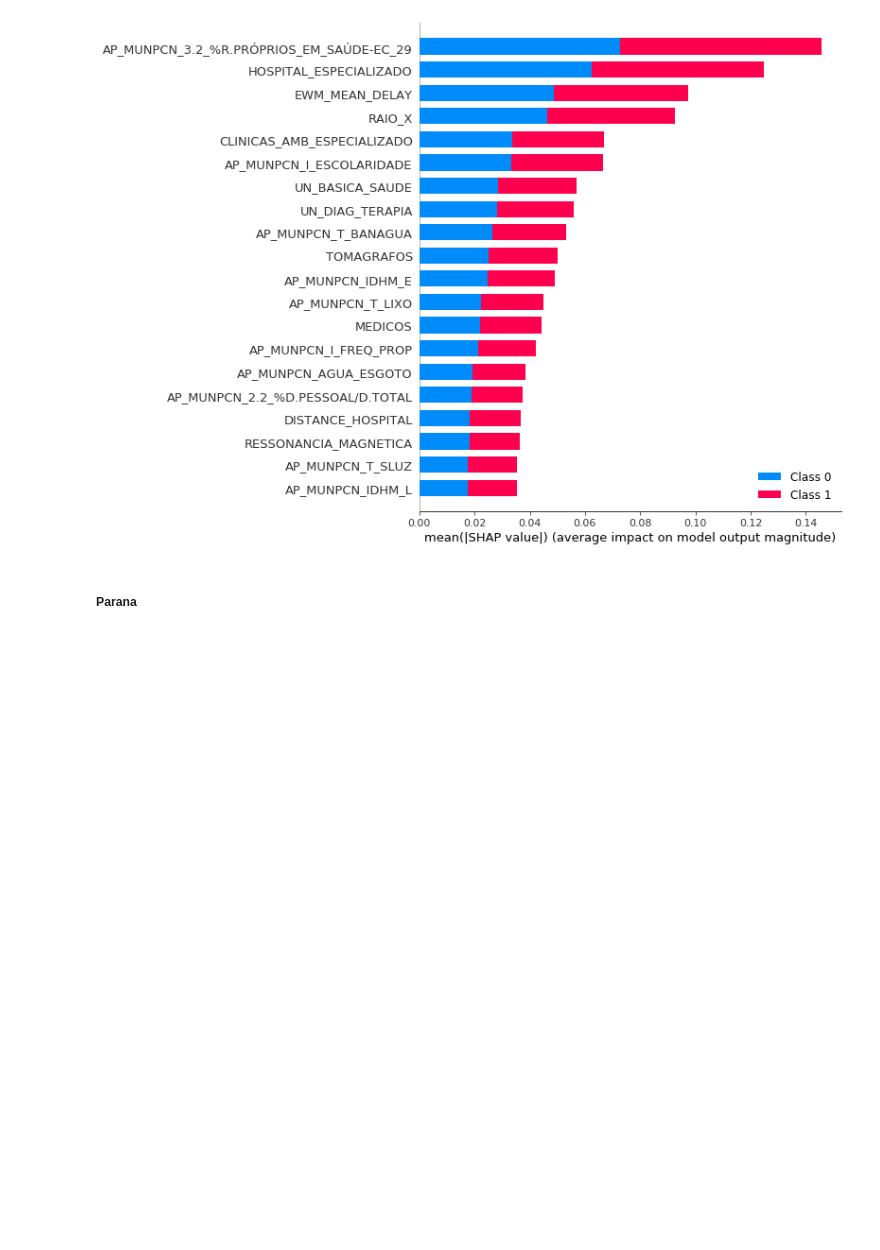
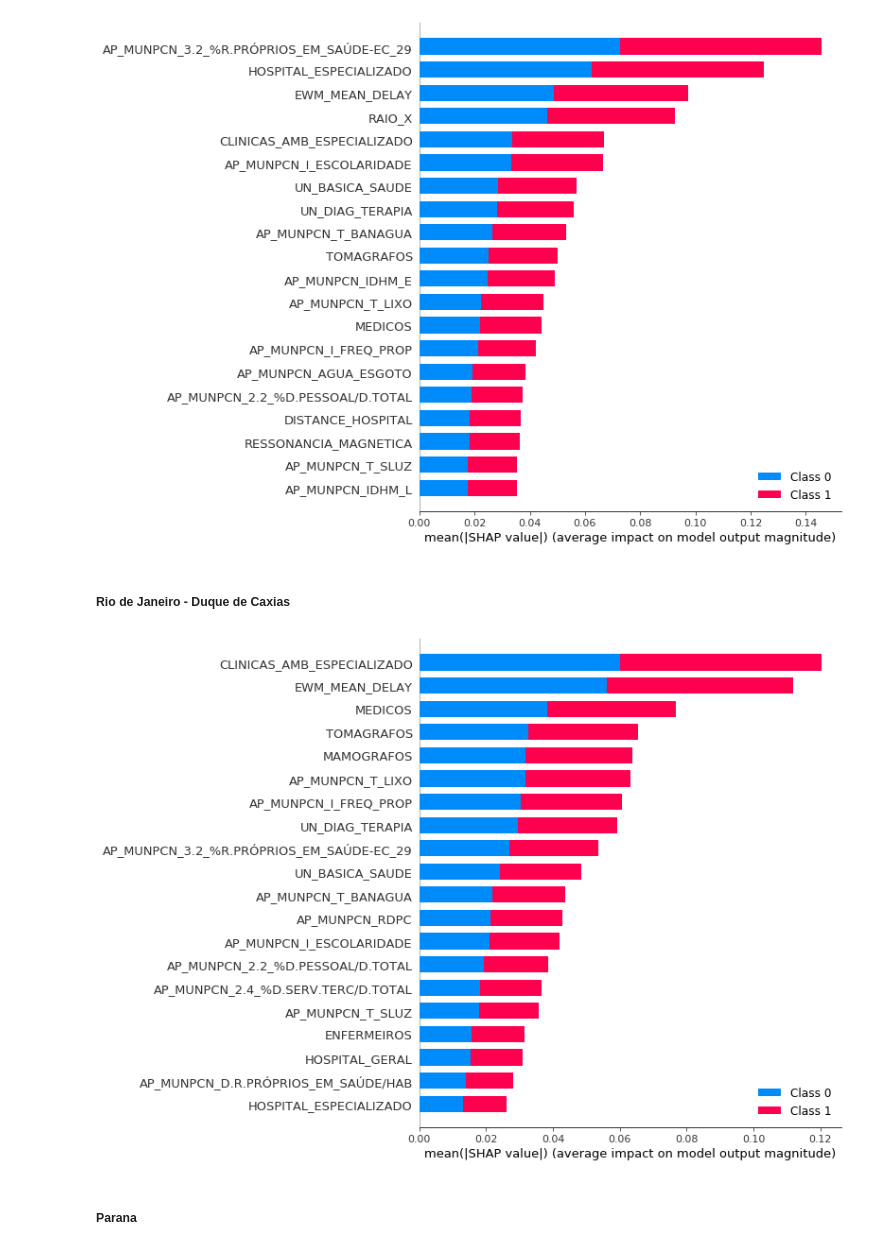
Before and after one commit to helderrezende/naliel_bcggamma, a Jupyter notebook: naliel/notebooks/Modelo-Linfoma.ipynb, the cells around one changed output. Cells and saved outputs as stored; diff of their text form; code cells hidden in the pictures; blank space fills up the shorter version.

```diff
--- a/naliel/notebooks/Modelo-Linfoma.ipynb
+++ b/naliel/notebooks/Modelo-Linfoma.ipynb
@@ -116,6 +98,19 @@ shap_values = explainer.shap_values(X_RJ)
 shap.summary_plot(shap_values, X_RJ, plot_type="bar")
 # %% [output]
 [figure]
+# %% [markdown]
+##### Rio de Janeiro - Duque de Caxias
+# %%
+filter_loc = (X_with_cep['AP_MUNPCN_CODIGO_UF'] == 33) & (X_with_cep['AP_MUNPCN_NOME'] == 'Duque de Caxias')
+
+X_RJ = X_with_cep[filter_loc].drop(['AP_MUNPCN_CODIGO_UF','AP_CEPPCN', 'AP_MUNPCN_NOME'], 1)
+
+explainer = shap.TreeExplainer(model)
+shap_values = explainer.shap_values(X_RJ)
+
+shap.summary_plot(shap_values, X_RJ, plot_type="bar")
+# %% [output]
+[figure, added]
 # %% [markdown]
 ##### Parana
 # %%
```
Also changed, not shown: parts of 8 cells of this notebook, 1 other file.
